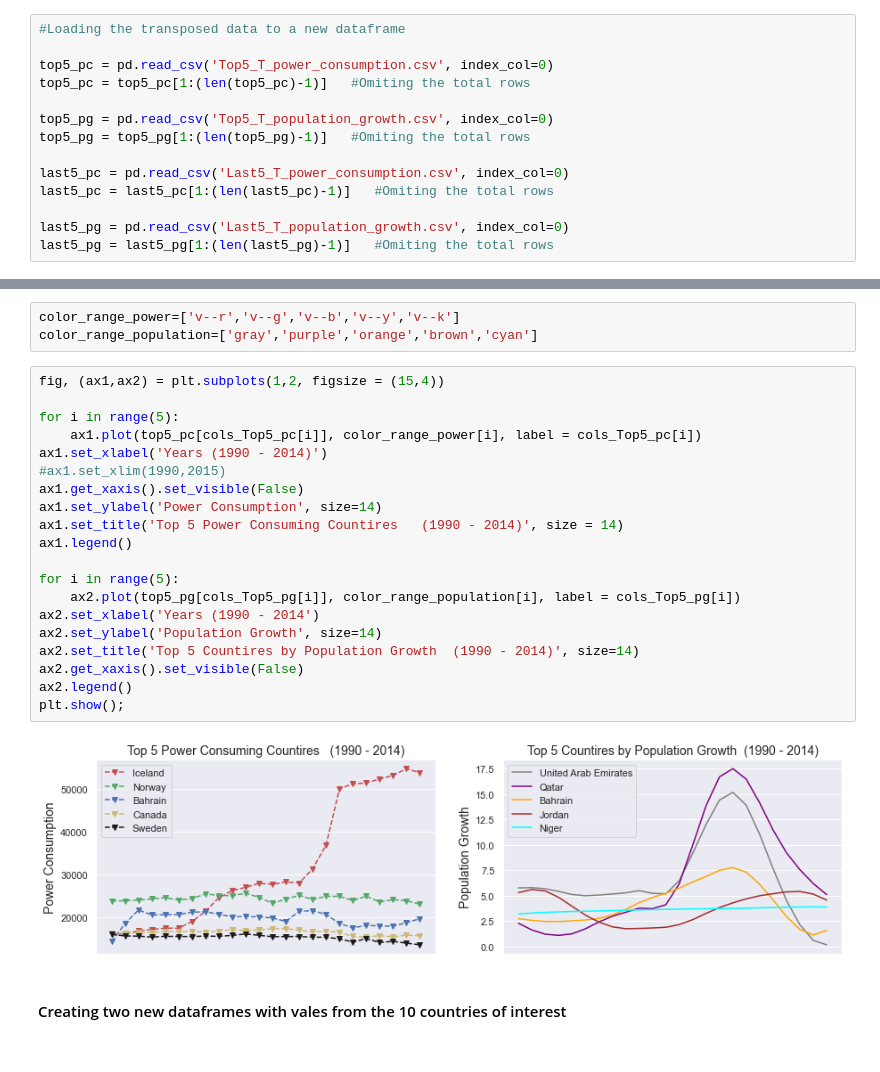
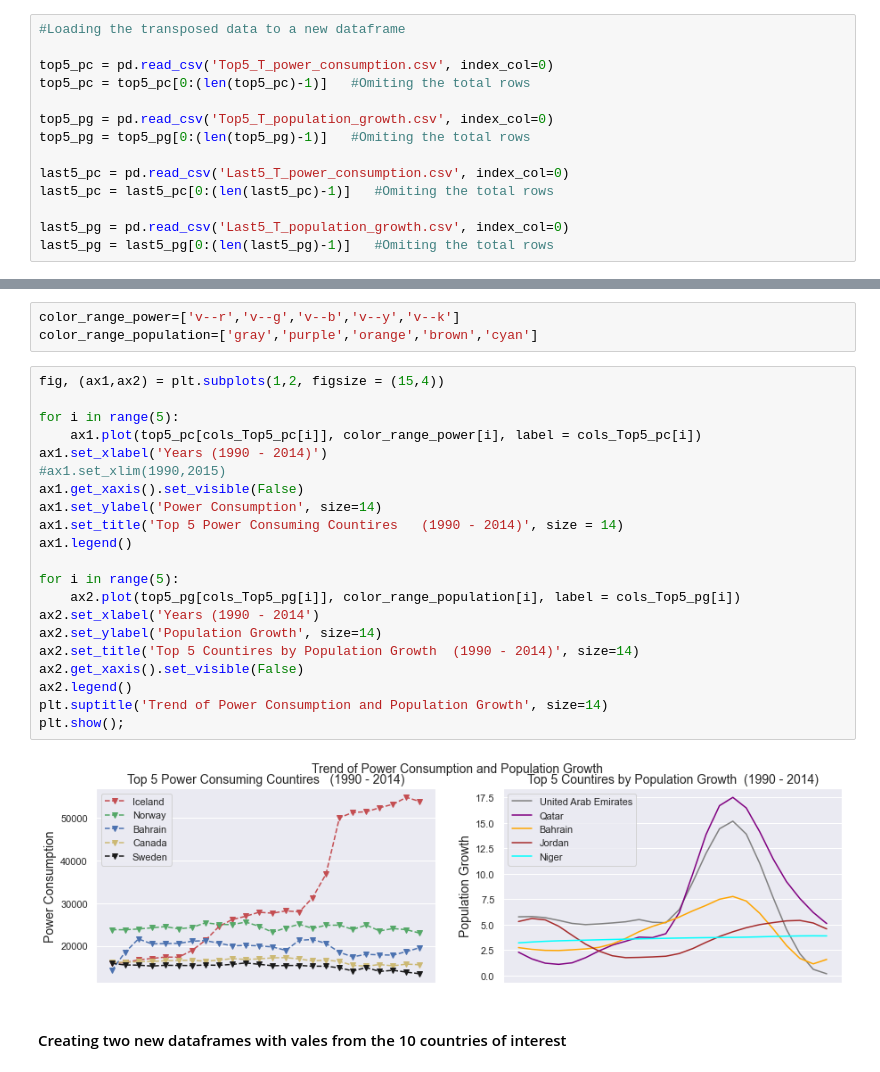
Before and after one commit to iamYole/ADS_Assignment_2, a Jupyter notebook: Population Growth VS Energy Consumption.ipynb, the cells around one changed output, grey strips where cells are left out. Drawn from its saved outputs; the diff is of its cells as text.

```diff
--- a/Population Growth VS Energy Consumption.ipynb
+++ b/Population Growth VS Energy Consumption.ipynb
@@ -259,13 +259,13 @@ Last5_df_population_growth.T.to_csv('Last5_T_population_growth.csv')
 #Loading the transposed data to a new dataframe
 
 top5_pc = pd.read_csv('Top5_T_power_consumption.csv', index_col=0)
-top5_pc = top5_pc[1:(len(top5_pc)-1)]   #Omiting the total rows
+top5_pc = top5_pc[0:(len(top5_pc)-1)]   #Omiting the total rows
 
 top5_pg = pd.read_csv('Top5_T_population_growth.csv', index_col=0)
-top5_pg = top5_pg[1:(len(top5_pg)-1)]   #Omiting the total rows
+top5_pg = top5_pg[0:(len(top5_pg)-1)]   #Omiting the total rows
 
 last5_pc = pd.read_csv('Last5_T_power_consumption.csv', index_col=0)
-last5_pc = last5_pc[1:(len(last5_pc)-1)]   #Omiting the total rows
+last5_pc = last5_pc[0:(len(last5_pc)-1)]   #Omiting the total rows
 
 last5_pg = pd.read_csv('Last5_T_population_growth.csv', index_col=0)
-last5_pg = last5_pg[1:(len(last5_pg)-1)]   #Omiting the total rows
+last5_pg = last5_pg[0:(len(last5_pg)-1)]   #Omiting the total rows
@@ -287,25 +304,26 @@ color_range_population=['gray','purple','orange','brown','cyan']
 # %%
 fig, (ax1,ax2) = plt.subplots(1,2, figsize = (15,4))
 
 for i in range(5):
     ax1.plot(top5_pc[cols_Top5_pc[i]], color_range_power[i], label = cols_Top5_pc[i])
 ax1.set_xlabel('Years (1990 - 2014)')
 #ax1.set_xlim(1990,2015)
 ax1.get_xaxis().set_visible(False)
 ax1.set_ylabel('Power Consumption', size=14)
 ax1.set_title('Top 5 Power Consuming Countires   (1990 - 2014)', size = 14)
 ax1.legend()
 
 for i in range(5):
     ax2.plot(top5_pg[cols_Top5_pg[i]], color_range_population[i], label = cols_Top5_pg[i])
 ax2.set_xlabel('Years (1990 - 2014')
 ax2.set_ylabel('Population Growth', size=14)
 ax2.set_title('Top 5 Countires by Population Growth  (1990 - 2014)', size=14)
 ax2.get_xaxis().set_visible(False)
 ax2.legend()
+plt.suptitle('Trend of Power Consumption and Population Growth', size=14)
 plt.show();
 # %% [output]
-[figure, old version]
+[figure, new version]
 # %% [markdown]
 #### Creating two new dataframes with vales from the 10 countries of interest
 # %%
```
Also changed, not shown: parts of 14 cells of this notebook.
